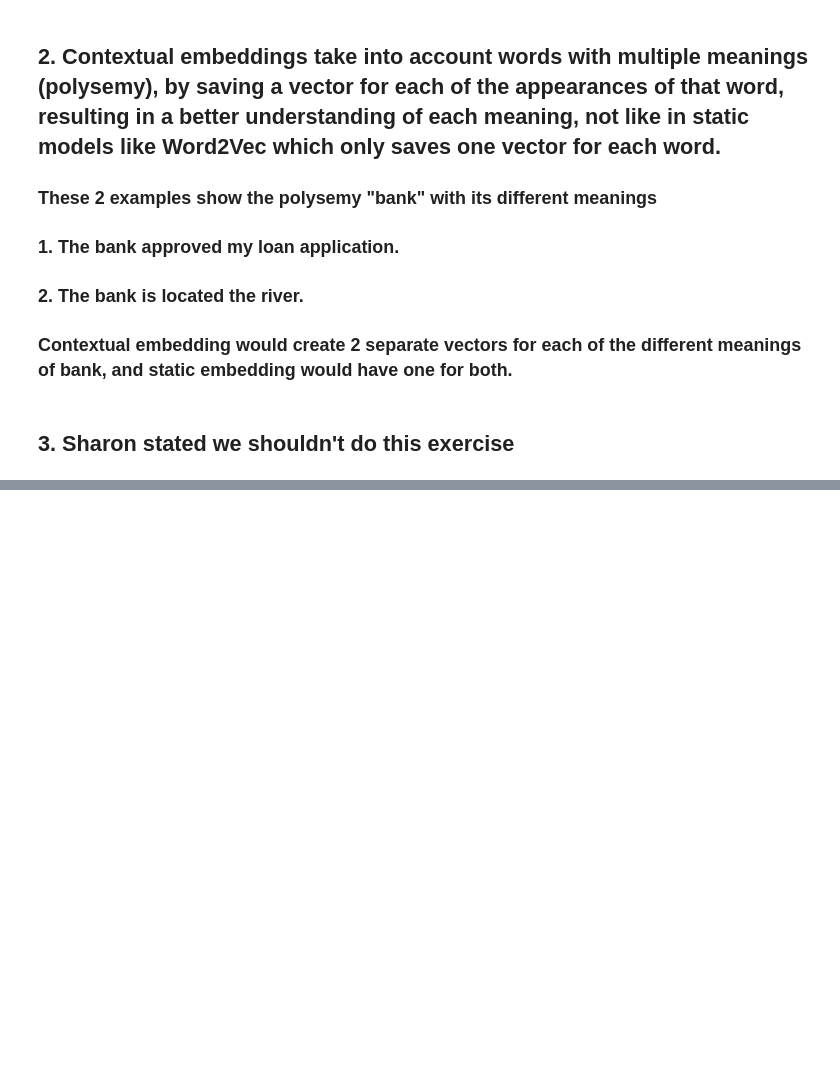
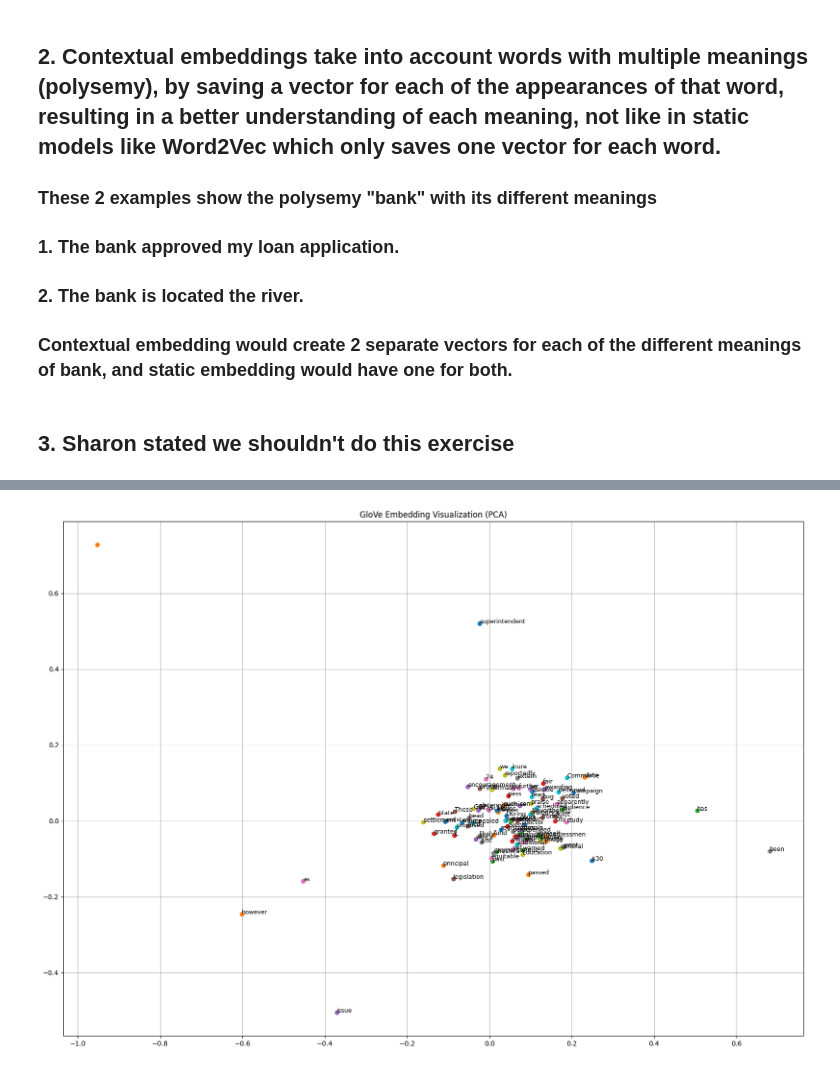
Before and after one commit to ofirbeck/hw2-nlp, a Jupyter notebook: hw2.ipynb, the cells around one changed output, grey strips where cells are left out. Drawn from its saved outputs; the diff is of its cells as text; code cells hidden in the pictures; blank space fills up the shorter version.

```diff
--- a/hw2.ipynb
+++ b/hw2.ipynb
@@ -213,0 +282,15 @@ Similarity between 'apple' and 'orange': 0.9580438137054443
+# %%
+# visualize the glove embedding with pca
+from sklearn.decomposition import PCA
+pca = PCA(n_components=2)
+embedding_2d = pca.fit_transform(glove_embedding)
+plt.figure(figsize=(20, 14))
+for i, word in enumerate(vocab_subset):
+    x, y = embedding_2d[i]
+    plt.scatter(x, y)
+    plt.annotate(word, (x, y), fontsize=9)
+plt.title("GloVe Embedding Visualization (PCA)")
+plt.grid(True)
+plt.show()
+# %% [output]
+[figure, added]
```
Also changed, not shown: parts of 6 cells of this notebook.
